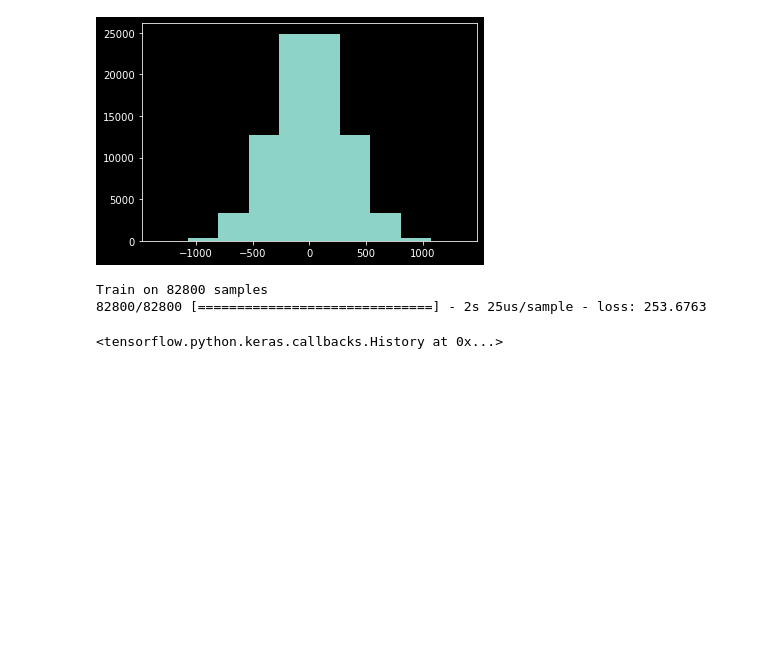
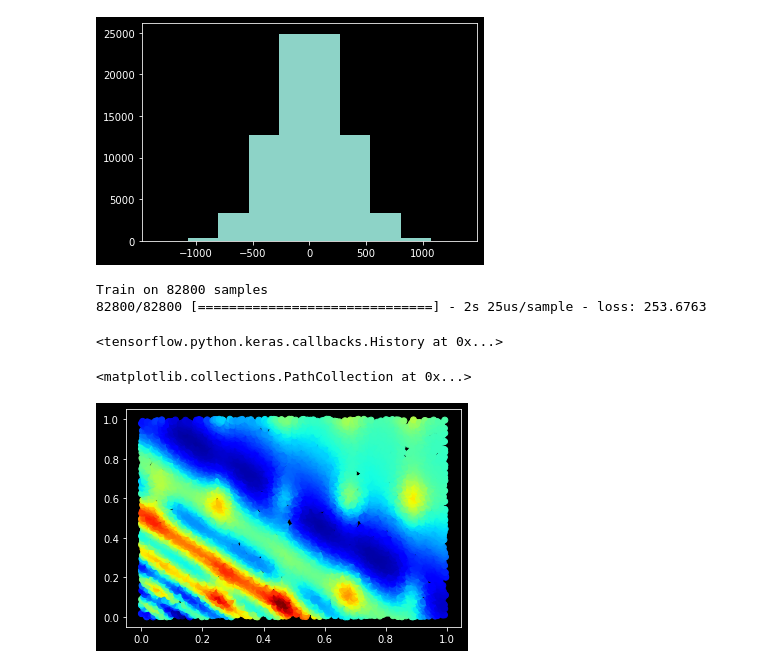
Before and after one commit to Chaudry24/kaust22, a Jupyter notebook: plotting.ipynb, the cells around one changed output. Drawn from its saved outputs; the diff is of its cells as text; code cells hidden in the pictures; blank space fills up the shorter version.

```diff
--- a/plotting.ipynb
+++ b/plotting.ipynb
@@ -287,3 +291,13 @@ m.fit(train_x, fft_z, epochs=1)
 Train on 82800 samples
 82800/82800 [==============================] - 2s 25us/sample - loss: 253.6763
 <tensorflow.python.keras.callbacks.History at 0x...>
+# %%
+dom = pd.read_csv("./data-competition-1a/1a_1_test.csv")
+dom = pd.DataFrame.to_numpy(dom)
+
+dom = dom[:, [1, 2]]
+# %%
+plt.scatter(dom[:, 0], dom[:, 1], c=x)
+# %% [output]
+<matplotlib.collections.PathCollection at 0x...>
+[figure, added]
```
Also changed, not shown: parts of 3 cells of this notebook.
